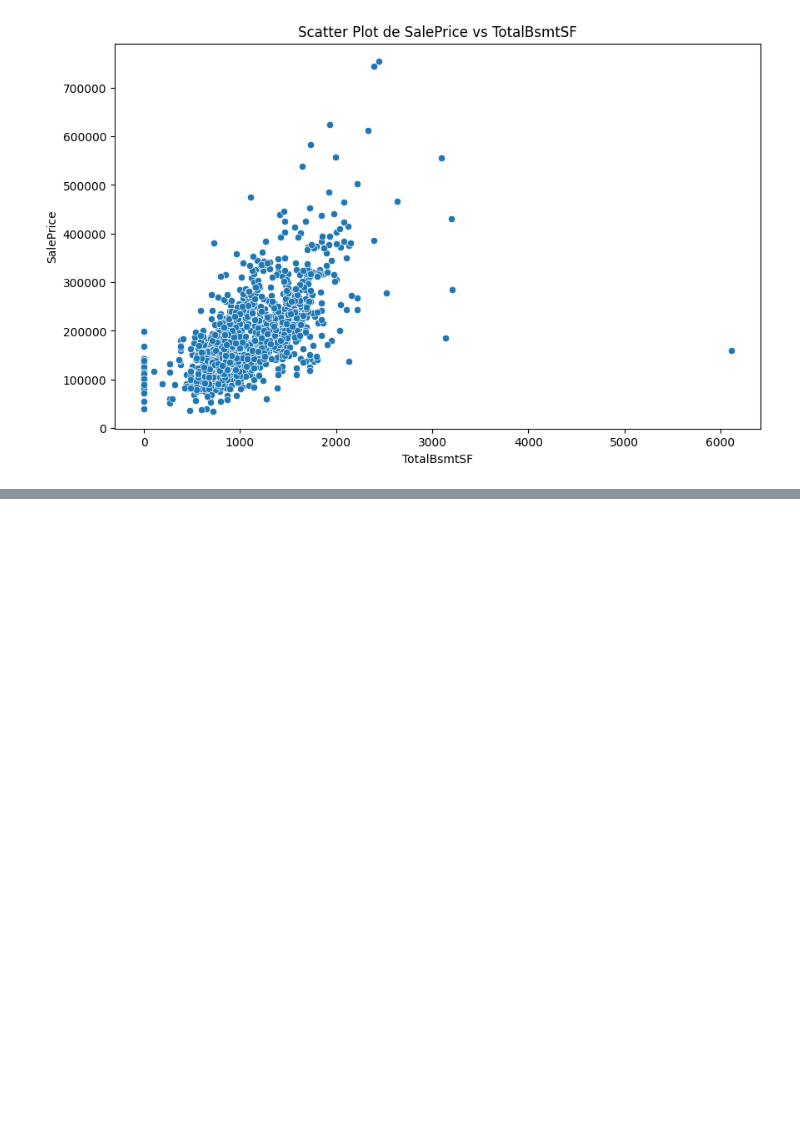
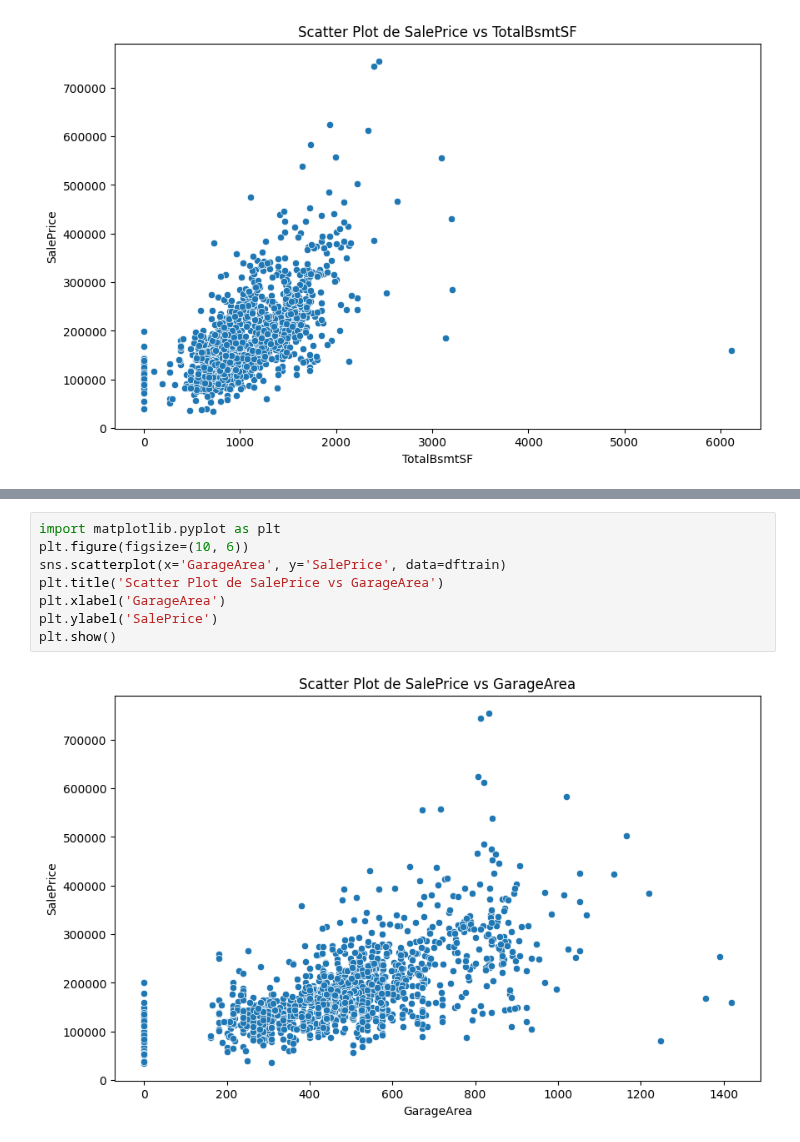
Before and after one commit to DiegoLinares11/Modelos-de-Regresion-Lineal, a Jupyter notebook: Entrega_1/anslisisRel.ipynb, the cells around one changed output, grey strips where cells are left out. Drawn from its saved outputs; the diff is of its cells as text; blank space fills up the shorter version.

```diff
--- a/Entrega_1/anslisisRel.ipynb
+++ b/Entrega_1/anslisisRel.ipynb
@@ -181,0 +191,10 @@ plt.show()
+# %%
+import matplotlib.pyplot as plt
+plt.figure(figsize=(10, 6))
+sns.scatterplot(x='GarageArea', y='SalePrice', data=dftrain)
+plt.title('Scatter Plot de SalePrice vs GarageArea')
+plt.xlabel('GarageArea')
+plt.ylabel('SalePrice')
+plt.show()
+# %% [output]
+[figure, added]
```
Also changed, not shown: parts of 5 cells of this notebook, 1 other file.
